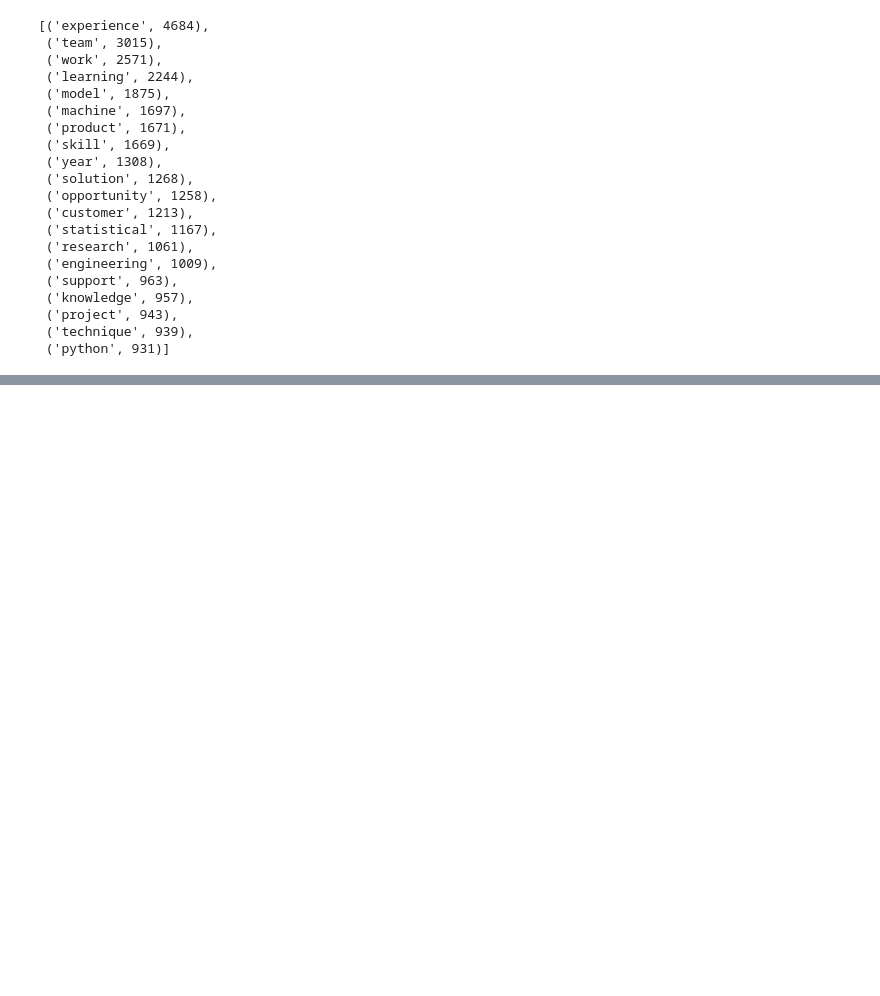
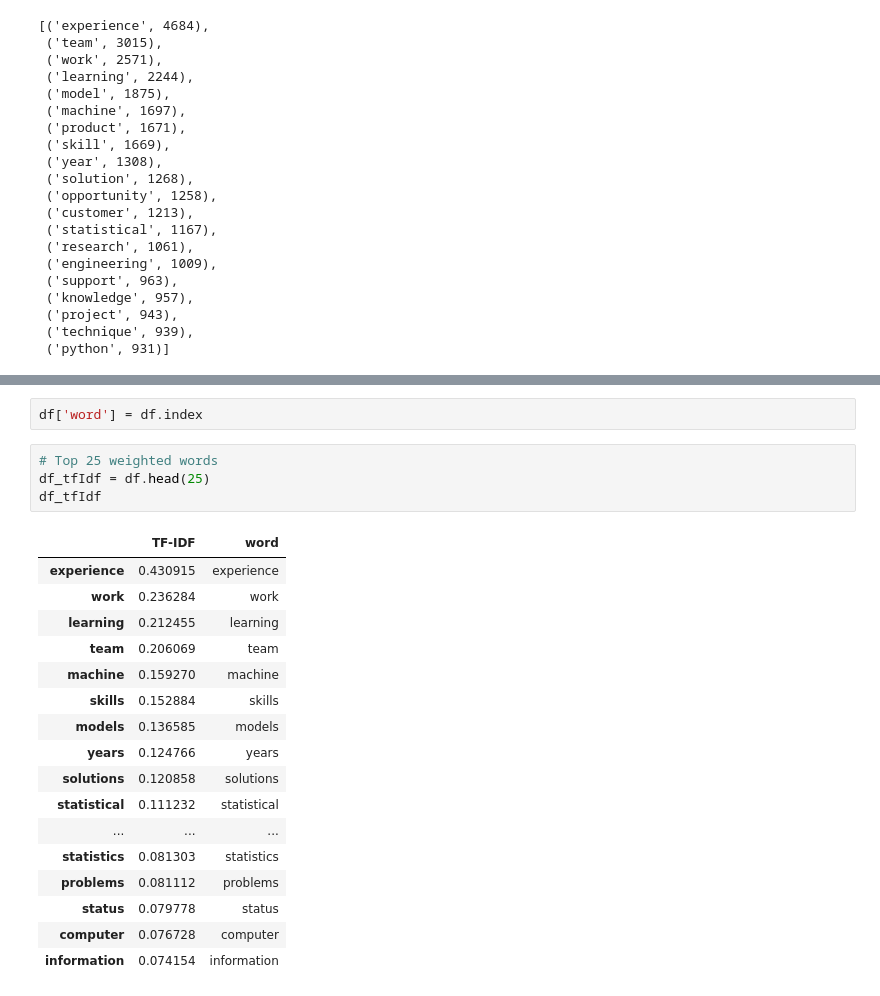
Before and after one commit to ericyang94/DS-Job-Analysis, a Jupyter notebook: Data_Analysis/Indeed_NLP_Analysis.ipynb, the cells around one changed output, grey strips where cells are left out. Cells and saved outputs as stored; diff of their text form; blank space fills up the shorter version.

```diff
--- a/Data_Analysis/Indeed_NLP_Analysis.ipynb
+++ b/Data_Analysis/Indeed_NLP_Analysis.ipynb
@@ -93,0 +147,24 @@ top_words_20
+# %%
+df['word'] = df.index
+# %%
+# Top 25 weighted words
+df_tfIdf = df.head(25)
+df_tfIdf
+# %% [output]
+|  | TF-IDF | word |
+| experience | 0.430915 | experience |
+| work | 0.236284 | work |
+| learning | 0.212455 | learning |
+| team | 0.206069 | team |
+| machine | 0.159270 | machine |
+| skills | 0.152884 | skills |
+| models | 0.136585 | models |
+| years | 0.124766 | years |
+| solutions | 0.120858 | solutions |
+| statistical | 0.111232 | statistical |
+| ... | ... | ... |
+| statistics | 0.081303 | statistics |
+| problems | 0.081112 | problems |
+| status | 0.079778 | status |
+| computer | 0.076728 | computer |
+| information | 0.074154 | information |
```
Also changed, not shown: parts of 7 cells of this notebook.
